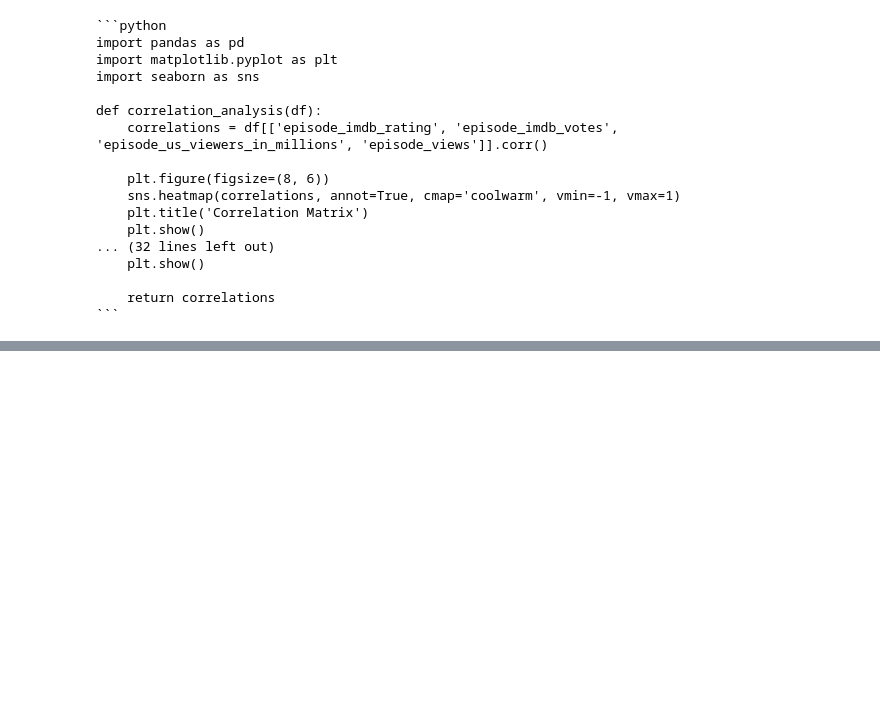
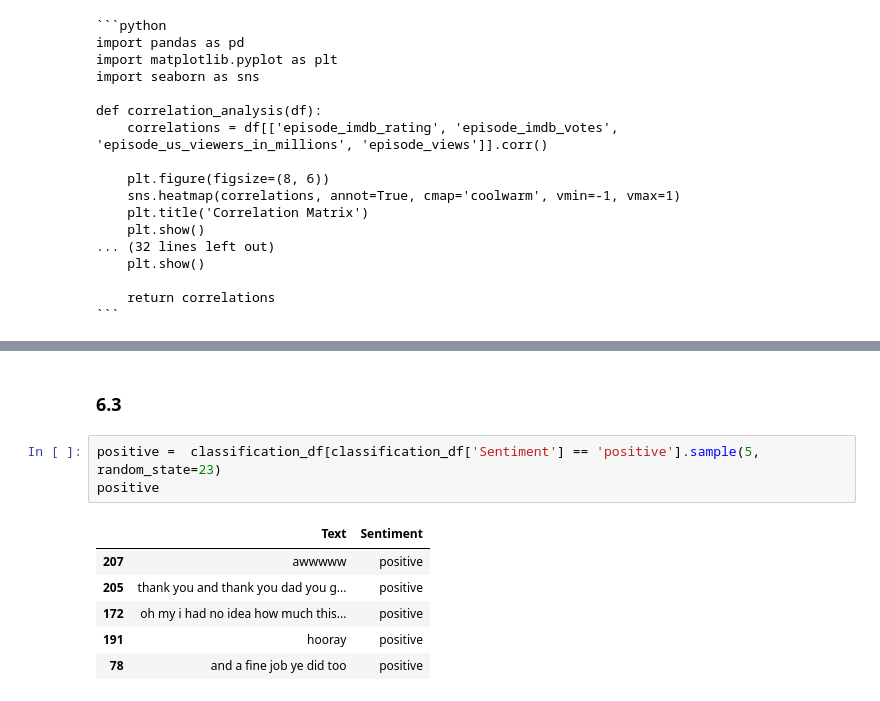
Before and after one commit to pedromvba/prompt-eng-tp3, a Jupyter notebook: tp3.ipynb, the cells around one changed output, grey strips where cells are left out. Drawn from its saved outputs; the diff is of its cells as text; blank space fills up the shorter version.

```diff
--- a/tp3.ipynb
+++ b/tp3.ipynb
@@ -362,0 +512,12 @@ correlation_analysis(episode_stats)
+# %% [markdown]
+### 6.3
+# %%
+positive =  classification_df[classification_df['Sentiment'] == 'positive'].sample(5, random_state=23)
+positive
+# %% [output]
+|  | Text | Sentiment |
+| 207 | awwwww | positive |
+| 205 | thank you and thank you dad you g... | positive |
+| 172 | oh my i had no idea how much this... | positive |
+| 191 | hooray | positive |
+| 78 | and a fine job ye did too | positive |
```
Also changed, not shown: parts of 20 cells of this notebook, 1 other file.
